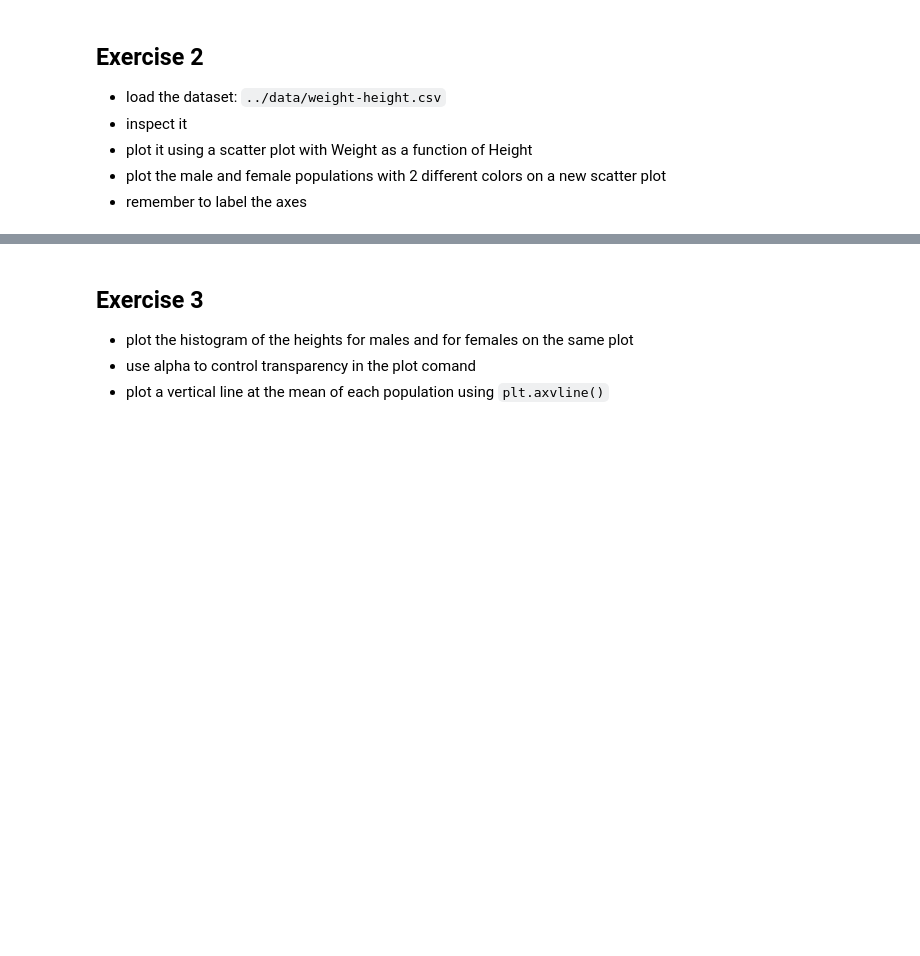
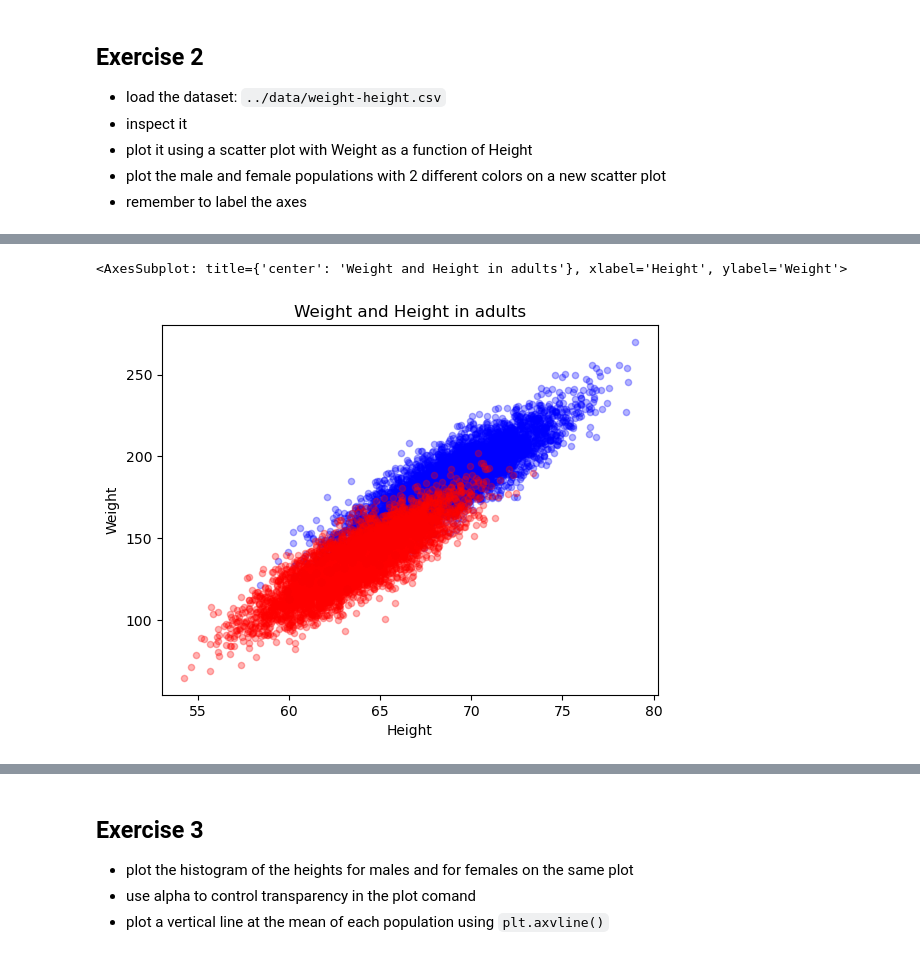
Before and after one commit to Dataweekends/zero_to_deep_learning_video, a Jupyter notebook: course/2 Data.ipynb, the cells around one changed output, grey strips where cells are left out. Drawn from its saved outputs; the diff is of its cells as text; code cells hidden in the pictures; blank space fills up the shorter version.

```diff
--- a/course/2 Data.ipynb
+++ b/course/2 Data.ipynb
@@ -263,0 +604,11 @@ plt.xlabel('Time (s)')
+# %%
+m = df[df['Gender'] == 'Male']
+f = df[df['Gender'] == 'Female']
+
+fig, ax = plt.subplots()
+
+m.plot(kind='scatter', x='Height', y='Weight', color='blue', ax=ax, title='Weight and Height in adults', alpha=0.3)
+f.plot(kind='scatter', x='Height', y='Weight', color='red', ax=ax, alpha=0.3)
+# %% [output]
+<AxesSubplot: title={'center': 'Weight and Height in adults'}, xlabel='Height', ylabel='Weight'>
+[figure, added]
```
Also changed, not shown: parts of 79 cells of this notebook, 14 other files.
